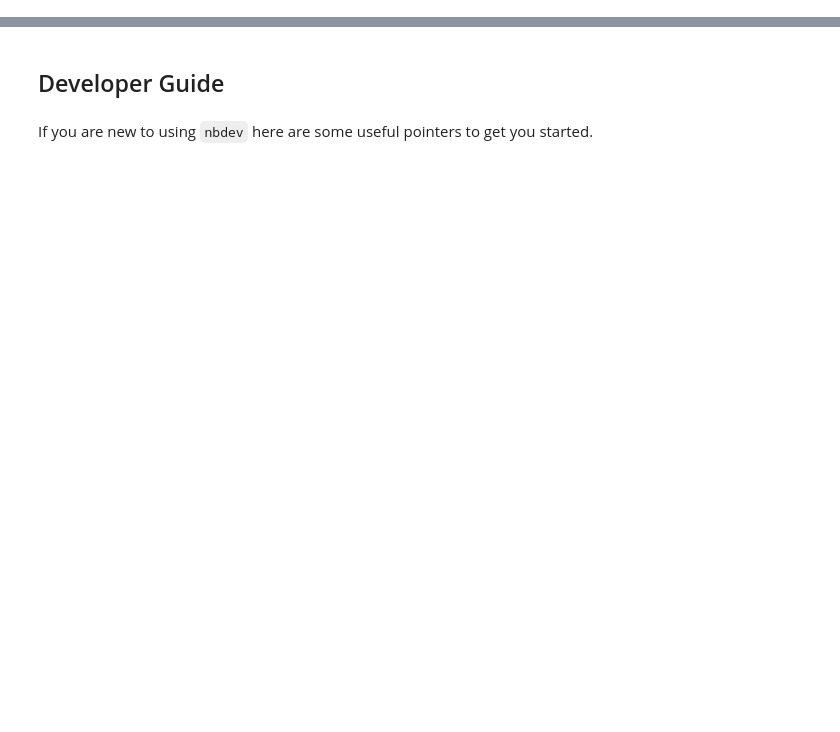
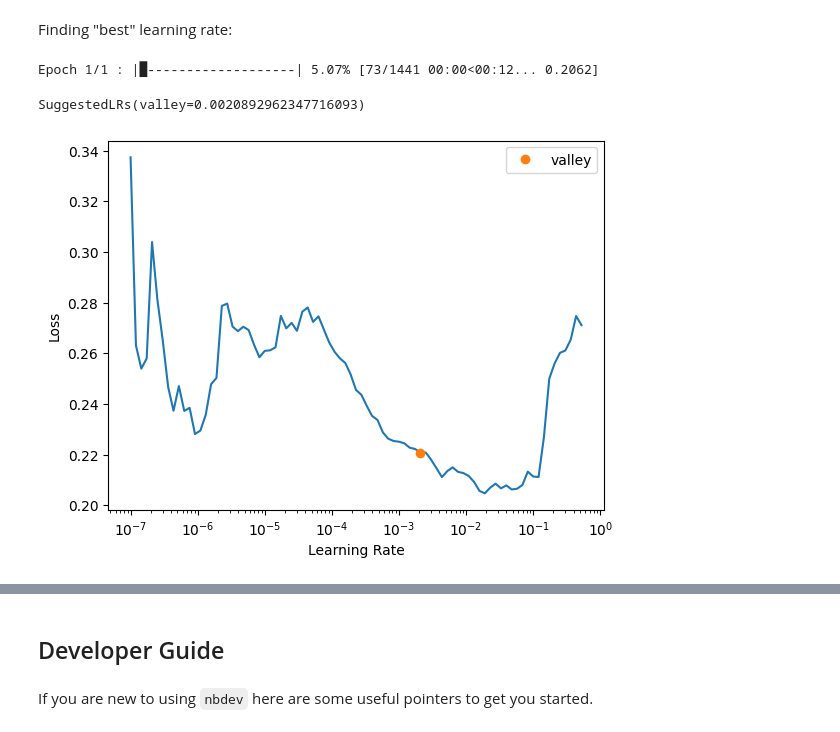
Before and after one commit to franckalbinet/soilspecdl, a Jupyter notebook: nbs/index.ipynb, the cells around one changed output, grey strips where cells are left out. Saved outputs shown, nothing was run; the diff lists cells and outputs as text; code cells hidden in the pictures; blank space fills up the shorter version.

```diff
--- a/nbs/index.ipynb
+++ b/nbs/index.ipynb
@@ -9,0 +77,12 @@ This file will become your README and also the index of your documentation.
+# %%
+#| eval: false
+learn = Learner(dls, MirzaiCNN(), loss_func=MSELossFlat(), metrics=R2Score())
+# %% [markdown]
+Finding "best" learning rate:
+# %%
+#| eval: false
+learn.lr_find()
+# %% [output]
+Epoch 1/1 : |█-------------------| 5.07% [73/1441 00:00<00:12... 0.2062]
+SuggestedLRs(valley=0.0020892962347716093)
+[figure, added]
```
Also changed, not shown: parts of 24 cells of this notebook, 27 other files.
